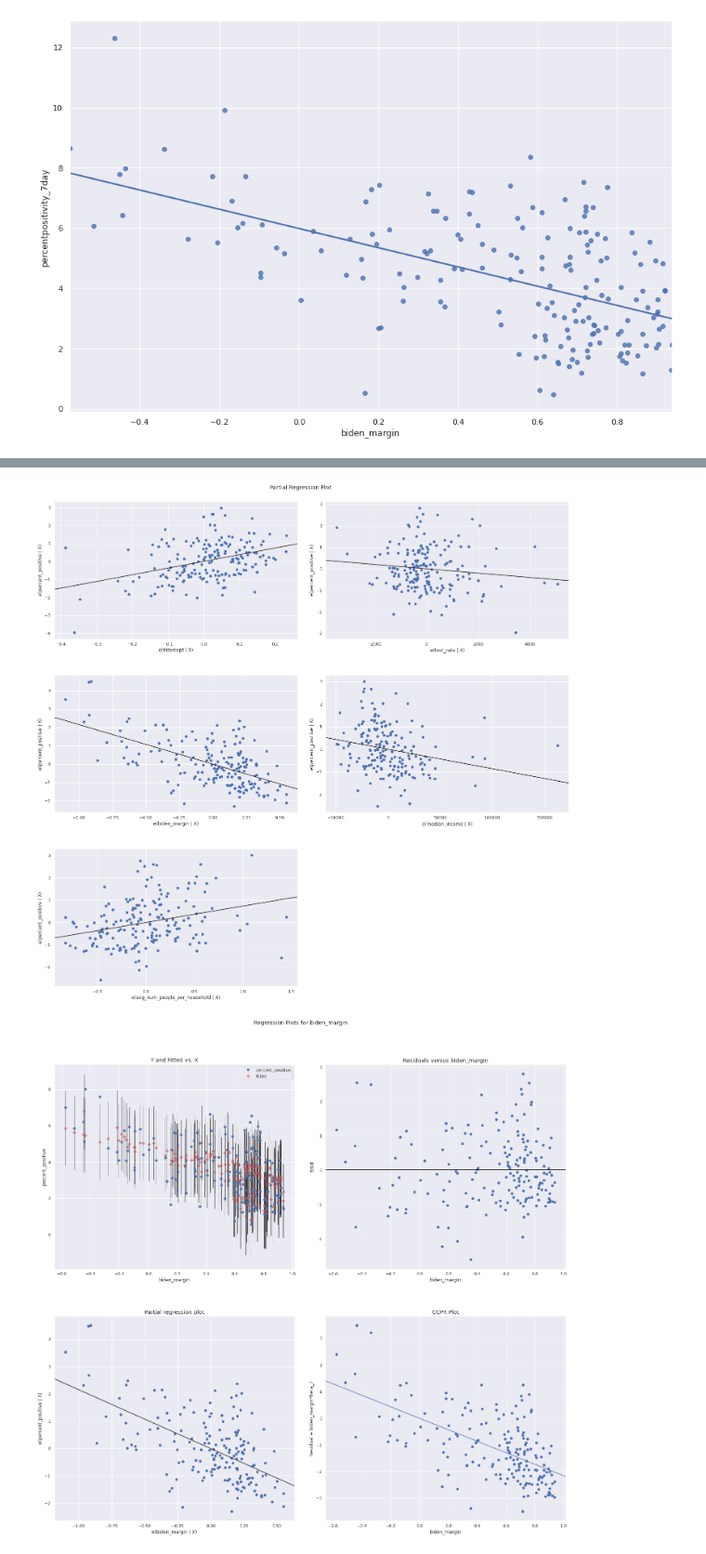
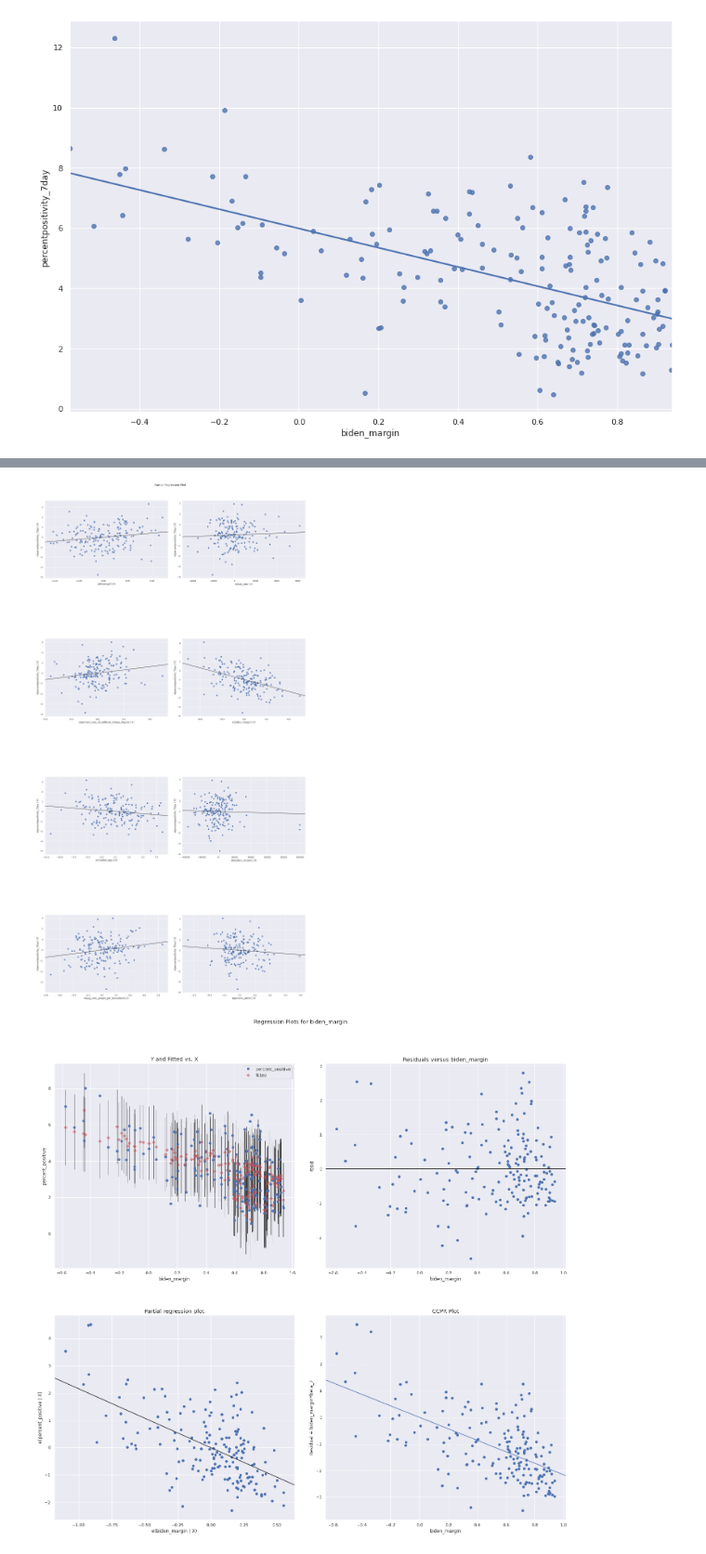
Before and after one commit to kharvd/election_covid_nyc, a Jupyter notebook: election_nyc.ipynb, the cells around one changed output, grey strips where cells are left out. Shown at 93% size. Cells and saved outputs as stored; diff of their text form; code cells hidden in the pictures.

```diff
--- a/election_nyc.ipynb
+++ b/election_nyc.ipynb
@@ -154,21 +338,21 @@ case_rate = pd.read_csv("/content/drive/MyDrive/covid_election_data/caserate-by-
 case_rate = case_rate.transpose()
 case_rate["modzcta"] = case_rate.index.map(lambda s: int(s[-5:]) if s[-1].isdigit() else s)
 case_rate.set_index("modzcta", inplace=True)
-covid_vs_elections["case_rate"] = case_rate[15].drop("week_ending").astype(float)
+covid_vs_elections["case_rate"] = case_rate[16].drop("week_ending").astype(float)
 # %%
 percent_positive = pd.read_csv("/content/drive/MyDrive/covid_election_data/percentpositive-by-modzcta.csv")
 percent_positive = percent_positive.transpose()
 percent_positive["modzcta"] = percent_positive.index.map(lambda s: int(s[-5:]) if s[-1].isdigit() else s)
 percent_positive.set_index("modzcta", inplace=True)
-covid_vs_elections["percent_positive"] = percent_positive[15].drop("week_ending").astype(float)
+covid_vs_elections["percent_positive"] = percent_positive[16].drop("week_ending").astype(float)
 # %%
 test_rate = pd.read_csv("/content/drive/MyDrive/covid_election_data/testrate-by-modzcta.csv")
 test_rate = test_rate.transpose()
 test_rate["modzcta"] = test_rate.index.map(lambda s: int(s[-5:]) if s[-1].isdigit() else s)
 test_rate.set_index("modzcta", inplace=True)
-covid_vs_elections["test_rate"] = test_rate[15].drop("week_ending").astype(float)
+covid_vs_elections["test_rate"] = test_rate[16].drop("week_ending").astype(float)
 # %%
-lm2 = sm.OLS.from_formula("percent_positive ~ test_rate + biden_margin + median_income + avg_num_people_per_household", covid_vs_elections).fit()
-lm2.summary()
+lm = sm.OLS.from_formula("percentpositivity_7day ~ test_rate + percent_over_25_without_college_degree + biden_margin + median_age + median_income + avg_num_people_per_household + percent_white", covid_vs_elections).fit()
+lm.summary()
 # %% [output]
 OLS Regression Results
@@ -197,9 +384,9 @@ Warnings:
 strong multicollinearity or other numerical problems.
 # %%
-fig = sm.graphics.plot_partregress_grid(lm2)
-fig.set_size_inches(20, 20)
+fig = sm.graphics.plot_partregress_grid(lm)
+fig.set_size_inches(20, 40)
 # %% [output]
-[figure, old version]
+[figure, new version]
 # %%
 fig = sm.graphics.plot_regress_exog(lm2, "biden_margin")
 fig.set_size_inches(20, 20)
```
Also changed, not shown: parts of 20 cells of this notebook.
